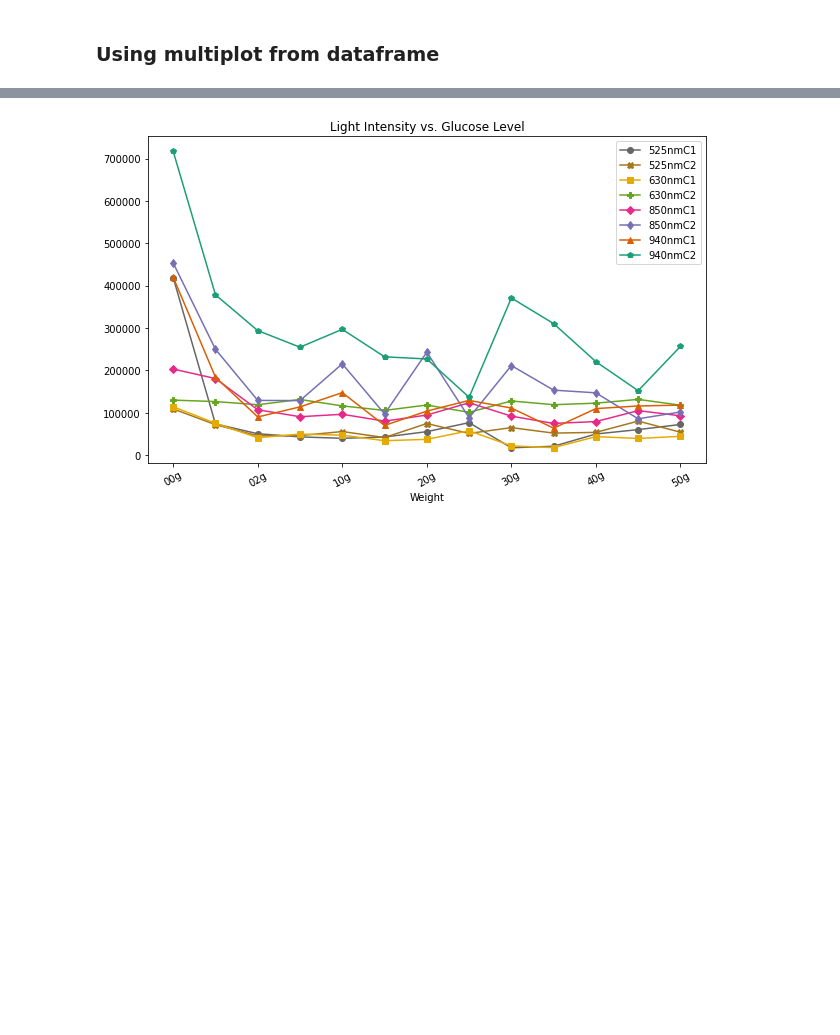
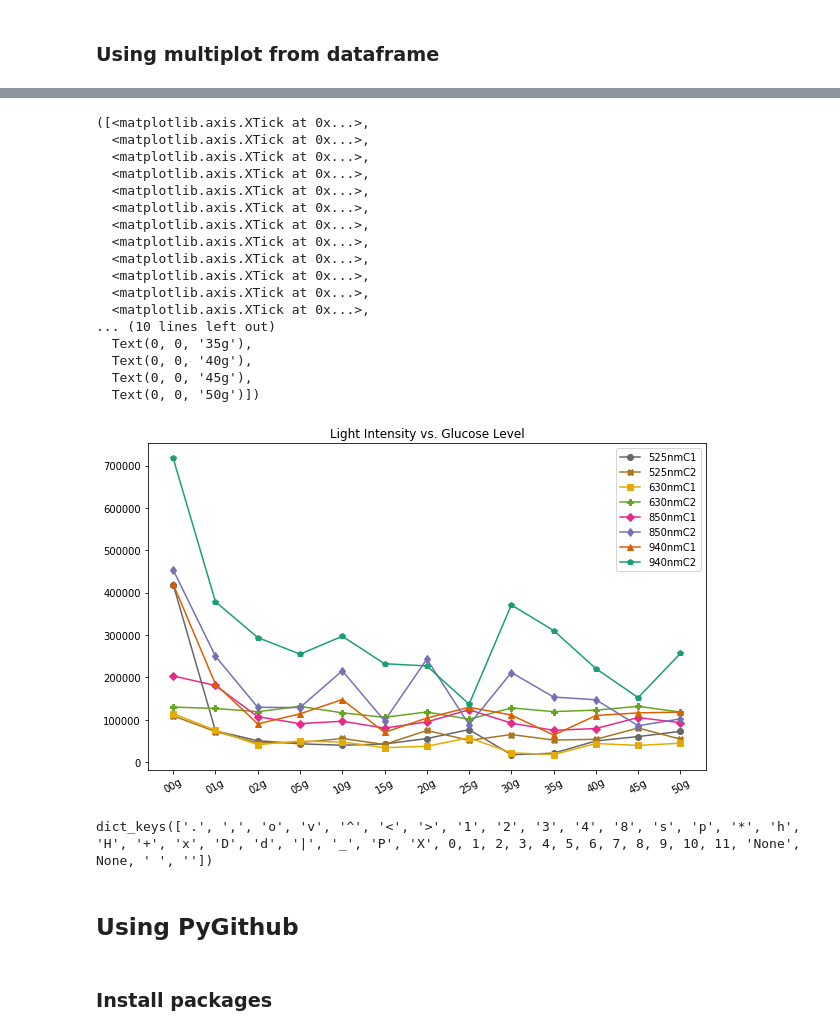
Before and after one commit to LongNguyen1984/TimeSeriesWithPython, a Jupyter notebook: readPPGinVistro.ipynb, the cells around one changed output, grey strips where cells are left out. Cells and saved outputs as stored; diff of their text form; code cells hidden in the pictures; blank space fills up the shorter version.

```diff
--- a/readPPGinVistro.ipynb
+++ b/readPPGinVistro.ipynb
@@ -218,6 +239,7 @@ plt.plot(dataMean)
 # %%
-x = list(dataset.describe())
-y = dataset.describe().loc['mean']
+#x = list(dataset.describe())
+x = list(dfs[0].describe())
+y = dfs[0].describe().loc['mean']
 # %%
 sns.scatterplot(data=dataMean[10])
 # %% [output]
@@ -276,11 +331,35 @@ len(results)
 # %%
 from matplotlib import markers
 # get all possible shapes
-all_shapes = list(markers.MarkerStyle.markers.keys()) #'-o'
+all_shapes = markers.MarkerStyle.markers.keys() #'-o'
 markers = ['-o', '-X', '-s', '-P','-D','-d', '-^', '-p', '-x',  '-*', '-<', '-D', '-h', '->']
-results.plot(kind='line',title= 'Light Intensity vs. Glucose Level', style=markers, cmap='Dark2_r',figsize=(10,6), rot=30, x ='Weight');
-
-#locs, _ = plt.xticks()
-#plt.xticks(ticks= locs, labels=name)
+results.plot(kind='line',title= 'Light Intensity vs. Glucose Level', style=markers, cmap='Dark2_r',figsize=(10,6), rot=30);
+labels = name[0:13]
+plt.xticks(range(len(results)),labels = labels)
 # %% [output]
+([<matplotlib.axis.XTick at 0x...>,
+  <matplotlib.axis.XTick at 0x...>,
+  <matplotlib.axis.XTick at 0x...>,
+  <matplotlib.axis.XTick at 0x...>,
+  <matplotlib.axis.XTick at 0x...>,
+  <matplotlib.axis.XTick at 0x...>,
+  <matplotlib.axis.XTick at 0x...>,
+  <matplotlib.axis.XTick at 0x...>,
+  <matplotlib.axis.XTick at 0x...>,
+  <matplotlib.axis.XTick at 0x...>,
+  <matplotlib.axis.XTick at 0x...>,
+  <matplotlib.axis.XTick at 0x...>,
+... (10 lines left out)
+  Text(0, 0, '35g'),
+  Text(0, 0, '40g'),
+  Text(0, 0, '45g'),
+  Text(0, 0, '50g')])
-[figure, old version]
+[figure, new version]
+# %%
+all_shapes
+# %% [output]
+dict_keys(['.', ',', 'o', 'v', '^', '<', '>', '1', '2', '3', '4', '8', 's', 'p', '*', 'h', 'H', '+', 'x', 'D', 'd', '|', '_', 'P', 'X', 0, 1, 2, 3, 4, 5, 6, 7, 8, 9, 10, 11, 'None', None, ' ', ''])
+# %% [markdown]
+## Using PyGithub
+# %% [markdown]
+### Install packages
```
Also changed, not shown: parts of 38 cells of this notebook.
